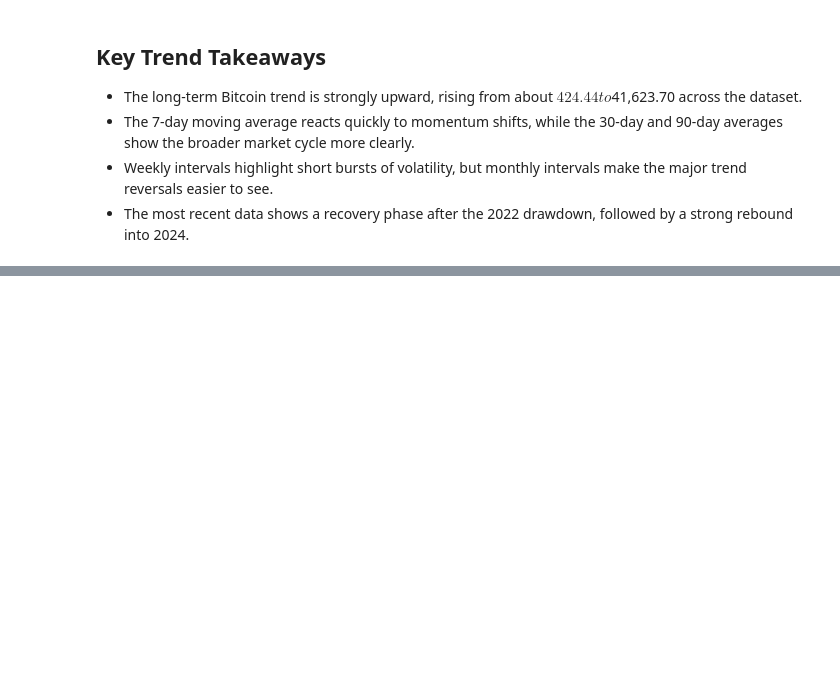
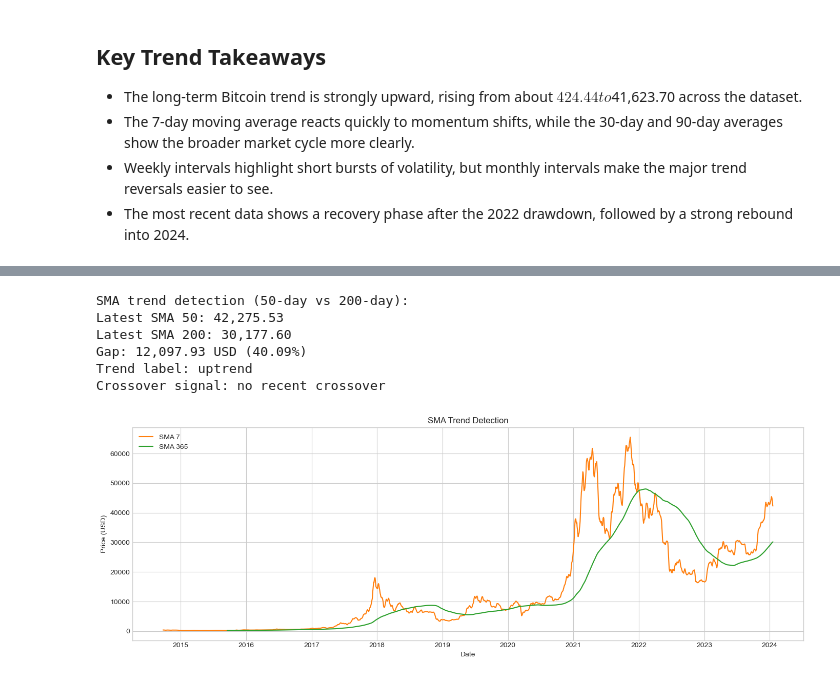
Before and after one commit to haitomnsg/timeSeriesAnalysisBitcoin, a Jupyter notebook: trendAanalysis.ipynb, the cells around one changed output, grey strips where cells are left out. Saved outputs shown, nothing was run; the diff lists cells and outputs as text; code cells hidden in the pictures; blank space fills up the shorter version.

```diff
--- a/trendAanalysis.ipynb
+++ b/trendAanalysis.ipynb
@@ -167,0 +175,58 @@ Slope: -59,183.91 USD/year
+# %%
+# Simple moving average (SMA) trend detection.
+short_window = 7
+long_window = 365
+
+df["SMA_7"] = df["Close"].rolling(window=short_window).mean()
+df["SMA_365"] = df["Close"].rolling(window=long_window).mean()
+
+sma_data = df.dropna(subset=["SMA_7", "SMA_365"]).copy()
+
+if sma_data.empty:
+    print("Not enough data to compute SMA-based trend.")
+else:
+    latest = sma_data.iloc[-1]
+    prev = sma_data.iloc[-2] if len(sma_data) > 1 else None
+    diff = latest["SMA_7"] - latest["SMA_365"]
+    pct_diff = (diff / latest["SMA_365"]) * 100
+
+    threshold = 0.25  # percent difference to label a sideways trend
+    if abs(pct_diff) < threshold:
+        trend_label = "sideways"
+    elif diff > 0:
+        trend_label = "uptrend"
+    else:
+        trend_label = "downtrend"
+
+    print("SMA trend detection (50-day vs 200-day):")
+    print(f"Latest SMA 50: {latest['SMA_7']:,.2f}")
+    print(f"Latest SMA 200: {latest['SMA_365']:,.2f}")
+    print(f"Gap: {diff:,.2f} USD ({pct_diff:.2f}%)")
+    print(f"Trend label: {trend_label}")
+
+    if prev is not None:
+        if prev["SMA_7"] <= prev["SMA_365"] and latest["SMA_7"] > latest["SMA_365"]:
+            crossover = "bullish crossover"
+        elif prev["SMA_7"] >= prev["SMA_365"] and latest["SMA_7"] < latest["SMA_365"]:
+            crossover = "bearish crossover"
+        else:
+            crossover = "no recent crossover"
+        print(f"Crossover signal: {crossover}")
+
+    plt.figure(figsize=(14, 5))
+    plt.plot(df["Date"], df["SMA_7"], label="SMA 7", color="#ff7f0e", linewidth=1.5)
+    plt.plot(df["Date"], df["SMA_365"], label="SMA 365", color="#2ca02c", linewidth=1.5)
+    plt.title("SMA Trend Detection")
+    plt.ylabel("Price (USD)")
+    plt.xlabel("Date")
+    plt.legend(loc="upper left")
+    plt.tight_layout()
+    plt.show()
+# %% [output]
+SMA trend detection (50-day vs 200-day):
+Latest SMA 50: 42,275.53
+Latest SMA 200: 30,177.60
+Gap: 12,097.93 USD (40.09%)
+Trend label: uptrend
+Crossover signal: no recent crossover
+[figure, added]
```
Also changed, not shown: parts of 5 cells of this notebook, 3 other files.
